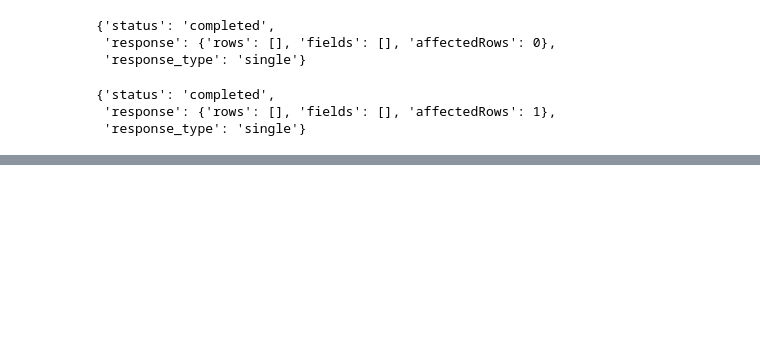
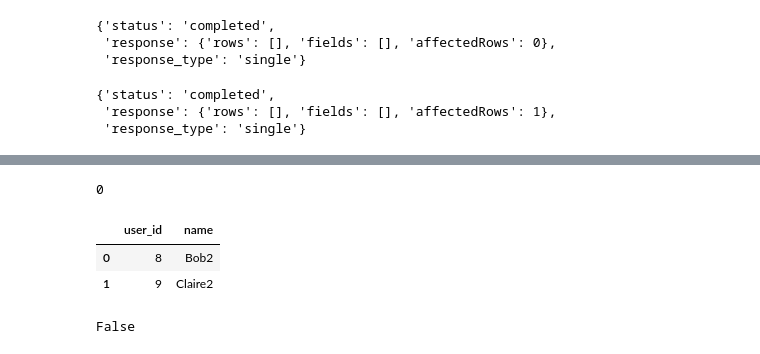
Before and after one commit to innovationOUtside/jupyter_anywidget_pglite, a Jupyter notebook: src/sqlalchemy_tests.ipynb, the cells around one changed output, grey strips where cells are left out. Saved outputs shown, nothing was run; the diff lists cells and outputs as text; code cells hidden in the pictures; blank space fills up the shorter version.

```diff
--- a/src/sqlalchemy_tests.ipynb
+++ b/src/sqlalchemy_tests.ipynb
@@ -220,0 +196,23 @@ Statement is already a string:
+# %%
+# This should drop a pre-existing table, and replace it with one with new entries
+o_df2 = pd.DataFrame({"user_id": [8, 9], "name": ["Bob2", "Claire2"]})
+o_df2.to_sql(name="test", con=engine2, if_exists="replace", index=False)
+# ‘fail’, ‘replace’, ‘append’
+# Fails on replace
+# %% [output]
+0
+# %%
+o = pd.read_sql("SELECT * FROM test;", engine2)
+pd.testing.assert_frame_equal(o, o_df2)
+o
+# %% [output]
+|  | user_id | name |
+| 0 | 8 | Bob2 |
+| 1 | 9 | Claire2 |
+# %%
+# Explicitly drop the table if it exists
+with engine2.connect() as conn:
+    conn.execute("DROP TABLE IF EXISTS test")
+inspector.has_table("test")
+# %% [output]
+False
```
Also changed, not shown: parts of 27 cells of this notebook.
